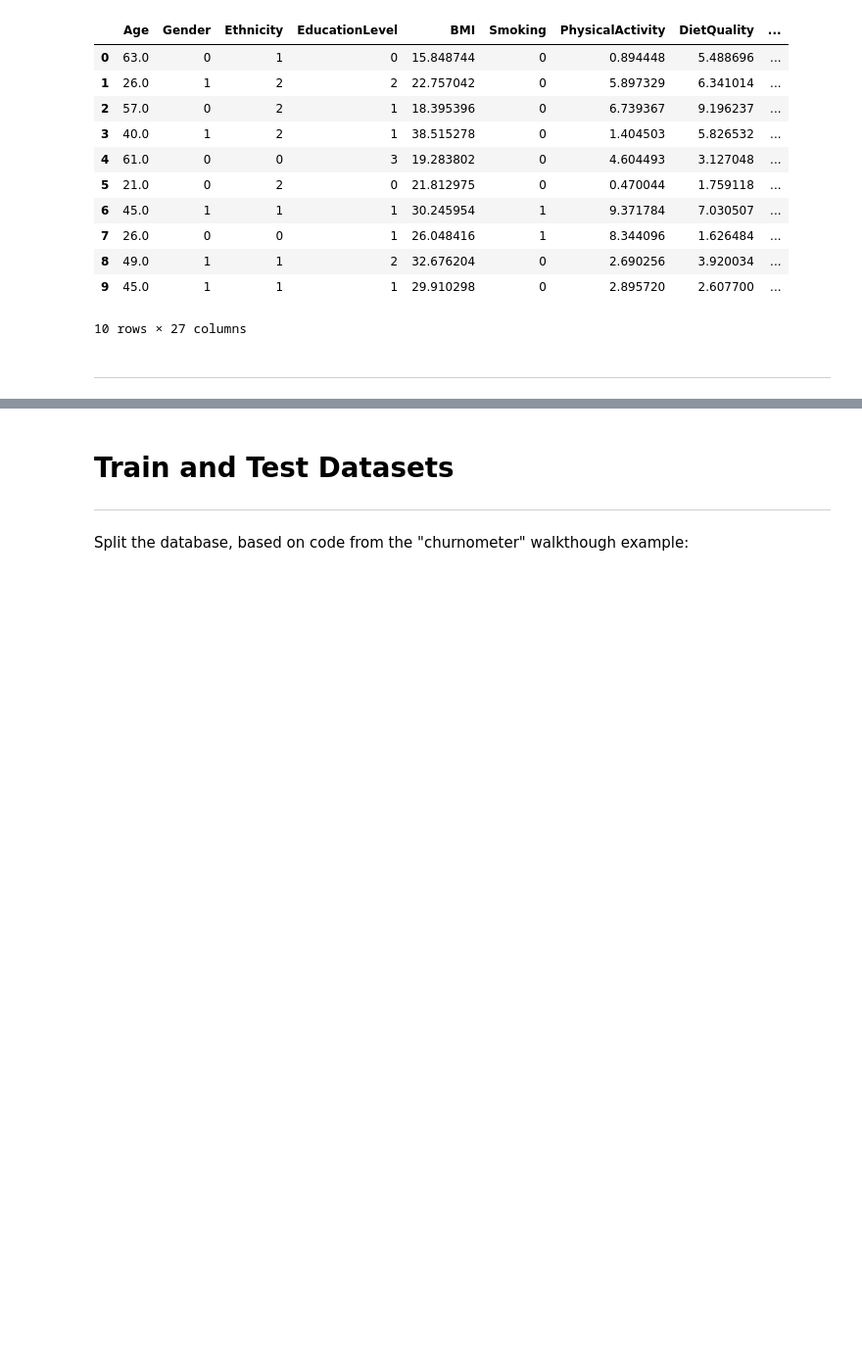
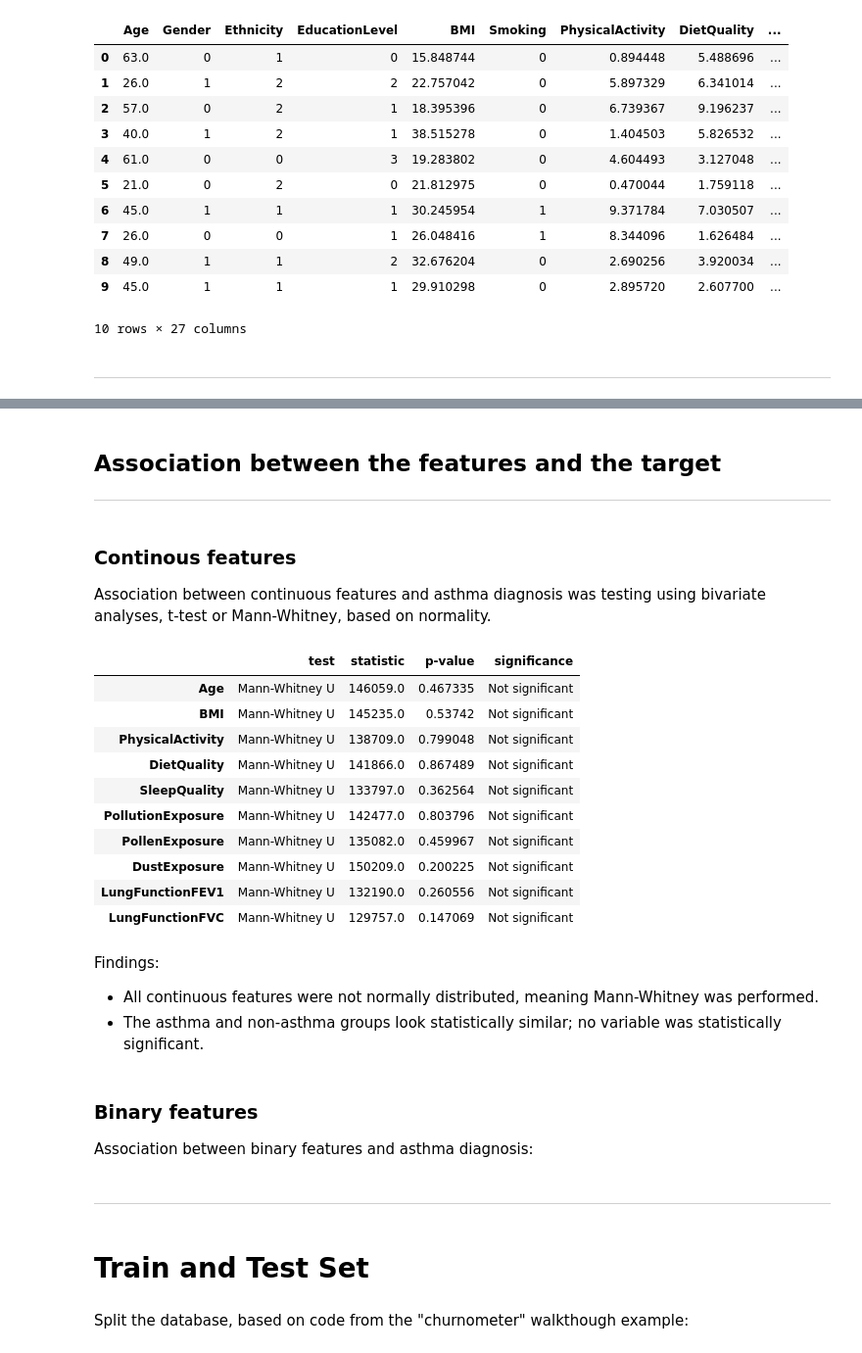
Before and after one commit to CodingLL25/AsthmaBurden, a Jupyter notebook: jupyter_notebooks/03_DataExploration.ipynb, the cells around one changed output, grey strips where cells are left out. Shown at 98% size. Cells and saved outputs as stored; diff of their text form; code cells hidden in the pictures; blank space fills up the shorter version.

```diff
--- a/jupyter_notebooks/03_DataExploration.ipynb
+++ b/jupyter_notebooks/03_DataExploration.ipynb
@@ -72,6 +253,70 @@ df.head(10)
+# %% [markdown]
+## Association between the features and the target
+---
+# %% [markdown]
+### Continous features
+Association between continuous features and asthma diagnosis was testing using bivariate analyses, t-test or Mann-Whitney, based on normality.
+# %%
+from scipy.stats import mannwhitneyu, ttest_ind, shapiro
+
+continuous_features = df_updated.select_dtypes(include='float').columns.tolist()
+
+# Create an empty dictionary for the results
+continuous_results = {}
+
+# Loop through features, ignore NaN data, and add significance finding
+for feature in continuous_features:
+    group0 = df_updated[df_updated['Diagnosis'] == 0][feature].dropna()
+    group1 = df_updated[df_updated['Diagnosis'] == 1][feature].dropna()
+
+    # Check normality
+    _, p0 = shapiro(group0) if len(group0) >= 3 else (None, 0)  # Shapiro requires ≥3 samples
+    _, p1 = shapiro(group1) if len(group1) >= 3 else (None, 0)
+
+    # Choose t-test if normal distribution, else Mann-Whitney
+    if p0 > 0.05 and p1 > 0.05:
+        stat, p = ttest_ind(group0, group1, equal_var=False)  # Welch's t-test
+        test_name = "t-test"
+    else:
+        stat, p = mannwhitneyu(group0, group1, alternative='two-sided')
+        test_name = "Mann-Whitney U"
+
+    significance = "Significant" if p < 0.05 else "Not significant"
+
+    # Overview of the output
+    continuous_results[feature] = {
+        "test": test_name,
+        "statistic": stat,
+        "p-value": p,
+        "significance": significance
+    }
+
+# Create a dataframe
+continuous_results_df = pd.DataFrame(continuous_results).T
+continuous_results_df
+# %% [output]
+|  | test | statistic | p-value | significance |
+| Age | Mann-Whitney U | 146059.0 | 0.467335 | Not significant |
+| BMI | Mann-Whitney U | 145235.0 | 0.53742 | Not significant |
+| PhysicalActivity | Mann-Whitney U | 138709.0 | 0.799048 | Not significant |
+| DietQuality | Mann-Whitney U | 141866.0 | 0.867489 | Not significant |
+| SleepQuality | Mann-Whitney U | 133797.0 | 0.362564 | Not significant |
+| PollutionExposure | Mann-Whitney U | 142477.0 | 0.803796 | Not significant |
+| PollenExposure | Mann-Whitney U | 135082.0 | 0.459967 | Not significant |
+| DustExposure | Mann-Whitney U | 150209.0 | 0.200225 | Not significant |
+| LungFunctionFEV1 | Mann-Whitney U | 132190.0 | 0.260556 | Not significant |
+| LungFunctionFVC | Mann-Whitney U | 129757.0 | 0.147069 | Not significant |
+# %% [markdown]
+Findings:
+* All continuous features were not normally distributed, meaning Mann-Whitney was performed.
+* The asthma and non‑asthma groups look statistically similar; no variable was statistically significant.
+# %% [markdown]
+### Binary features
+Association between binary features and asthma diagnosis:
+# %% [markdown]
+---
 # %% [markdown]
-# Train and Test Datasets
-----
+# Train and Test Set
 # %% [markdown]
 Split the database, based on code from the "churnometer" walkthough example:
 # %%
```
Also changed, not shown: parts of 21 cells of this notebook, 3 other files.
